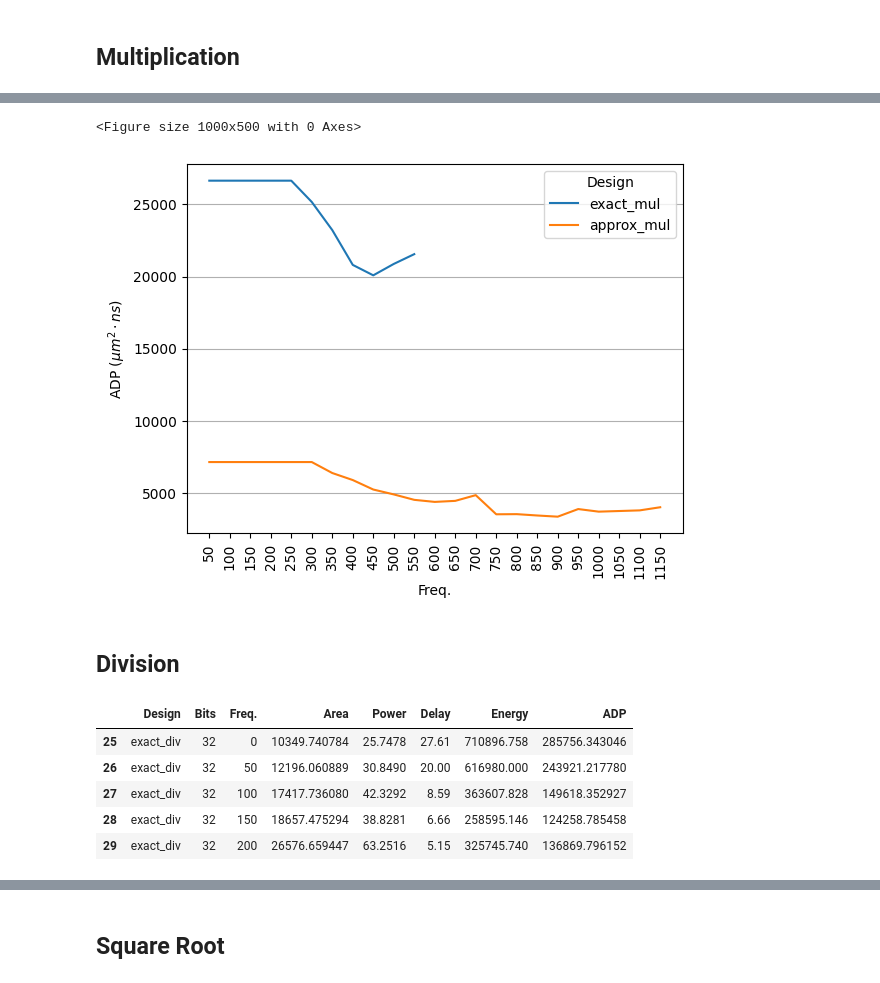
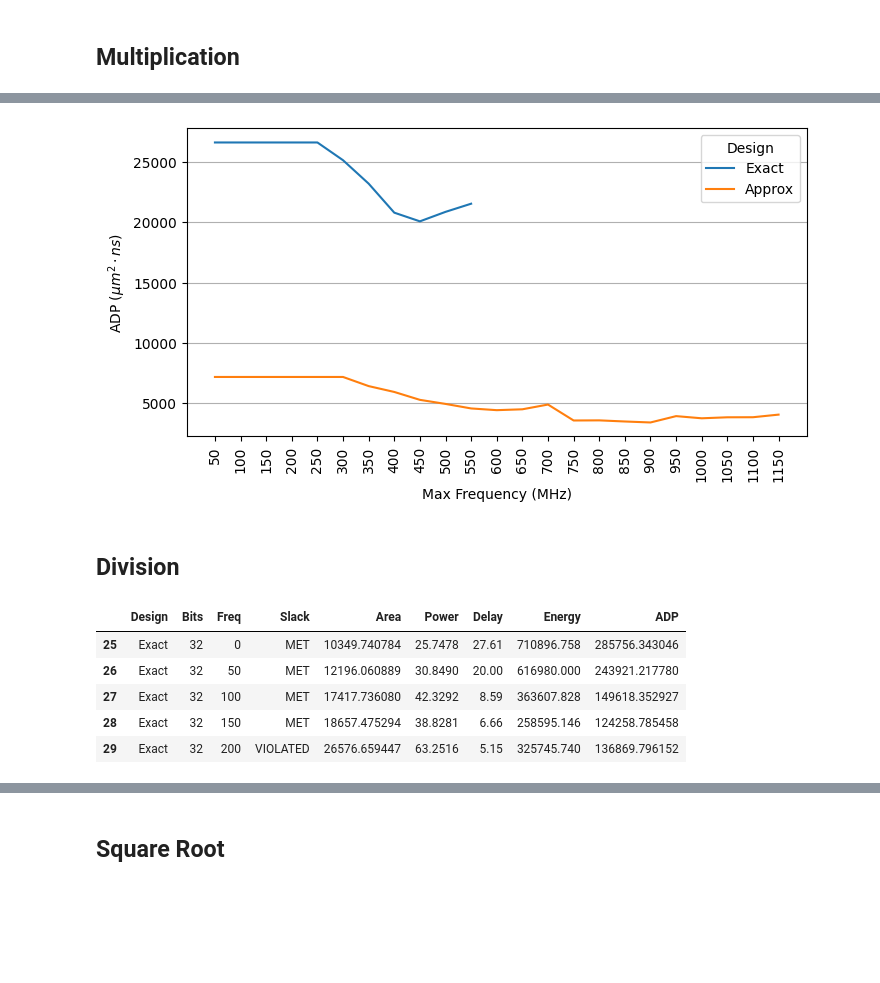
Before and after one commit to RaulMurillo/CoNGA_23, a Jupyter notebook: vhdl/plot_graphs.ipynb, the cells around one changed output, grey strips where cells are left out. Cells and saved outputs as stored; diff of their text form; code cells hidden in the pictures; blank space fills up the shorter version.

```diff
--- a/vhdl/plot_graphs.ipynb
+++ b/vhdl/plot_graphs.ipynb
@@ -20,4 +26,5 @@ mul_df.head()
 # %%
 # Remove non-constrained case and violation of timing constraint
-mul_df = mul_df[mul_df["Freq."]!=0]
-mul_df = mul_df[mul_df["Delay"] <= round(1000/mul_df["Freq."], 2)]
+mul_df = mul_df.query('Slack == "MET" & Freq != 0')
+
+mul_df.head()
@@ -24,9 +38,9 @@ mul_df = mul_df[mul_df["Delay"] <= round(1000/mul_df["Freq."], 2)]
 # %%
-area_df = mul_df[["Area", "Design", "Freq."]].groupby(["Design", "Freq."], sort=False).sum().unstack(0)
-power_df = mul_df[["Power", "Design", "Freq."]].groupby(["Design", "Freq."], sort=False).sum().unstack(0)
-delay_df = mul_df[["Delay", "Design", "Freq."]].groupby(["Design", "Freq."], sort=False).sum().unstack(0)
-energy_df = mul_df[["Energy", "Design", "Freq."]].groupby(["Design", "Freq."], sort=False).sum().unstack(0)
-ADP_df = mul_df[["ADP", "Design", "Freq."]].groupby(["Design", "Freq."], sort=False).sum().unstack(0)
+area_df = mul_df[["Area", "Design", "Freq"]].groupby(["Design", "Freq"], sort=False).sum().unstack(0)
+power_df = mul_df[["Power", "Design", "Freq"]].groupby(["Design", "Freq"], sort=False).sum().unstack(0)
+delay_df = mul_df[["Delay", "Design", "Freq"]].groupby(["Design", "Freq"], sort=False).sum().unstack(0)
+energy_df = mul_df[["Energy", "Design", "Freq"]].groupby(["Design", "Freq"], sort=False).sum().unstack(0)
+ADP_df = mul_df[["ADP", "Design", "Freq"]].groupby(["Design", "Freq"], sort=False).sum().unstack(0)
 
-area_df.head()
+energy_df.head()
 # %% [output]
@@ -232,53 +207,37 @@ plt.show()
 # %%
-fig=plt.figure(figsize=(10,5))
-
-ax1=ADP_df.plot.line(
+ax1 = ADP_df.plot.line(
 	y="ADP",
-	rot = 0,
+	rot = 90,
 	ylabel="ADP ($\mu m^2 \cdot ns$)",
+    figsize=(8,4)
 )
 ax1.set_xticks(range(50,1200,50))
-ax1.tick_params(axis='x', labelrotation=90)
 # ax1.set_xlim(50)
 # ax1.set_ylim(0)
+ax1.grid(True, axis="y")
 
-# ax2 = ax1.twinx()
-
-# ax2 = adp_gain.plot.line(
-# 	rot = 0,
-# 	# ylabel="%",
-# 	ax=ax2,
-# 	color='g',
-# 	label="Ratio (%)"
-# )
-# ax2.set_ylim(0)
-
-# # Plot legends together
-# ax1.legend_ = None
-# handles,labels = [],[]
-# for ax in [ax1, ax2]:
-# 	for h,l in zip(*ax.get_legend_handles_labels()):
-# 		handles.append(h)
-# 		labels.append(l)
-# plt.legend(handles, labels, loc='center right')
-
-ax1.grid(True, axis="y")
 # plt.grid(False, axis="x")
+plt.xlabel('Max Frequency (MHz)')
+plt.savefig('figs/mult_adp.pdf', bbox_inches="tight")
 plt.show()
 # %% [output]
-<Figure size 1000x500 with 0 Axes>
-[figure, old version]
+[figure, new version]
 # %% [markdown]
 ## Division
 # %%
 div_df = df.query('Design == "exact_div" | Design == "approx_div"')
+
+# Replace labels
+div_df.loc[div_df['Design']=='exact_div', 'Design'] = 'Exact'
+div_df.loc[div_df['Design']=='approx_div', 'Design'] = 'Approx'
+
 div_df.head()
 # %% [output]
-|  | Design | Bits | Freq. | Area | Power | Delay | Energy | ADP |
-| 25 | exact_div | 32 | 0 | 10349.740784 | 25.7478 | 27.61 | 710896.758 | 285756.343046 |
-| 26 | exact_div | 32 | 50 | 12196.060889 | 30.8490 | 20.00 | 616980.000 | 243921.217780 |
-| 27 | exact_div | 32 | 100 | 17417.736080 | 42.3292 | 8.59 | 363607.828 | 149618.352927 |
-| 28 | exact_div | 32 | 150 | 18657.475294 | 38.8281 | 6.66 | 258595.146 | 124258.785458 |
-| 29 | exact_div | 32 | 200 | 26576.659447 | 63.2516 | 5.15 | 325745.740 | 136869.796152 |
+|  | Design | Bits | Freq | Slack | Area | Power | Delay | Energy | ADP |
+| 25 | Exact | 32 | 0 | MET | 10349.740784 | 25.7478 | 27.61 | 710896.758 | 285756.343046 |
+| 26 | Exact | 32 | 50 | MET | 12196.060889 | 30.8490 | 20.00 | 616980.000 | 243921.217780 |
+| 27 | Exact | 32 | 100 | MET | 17417.736080 | 42.3292 | 8.59 | 363607.828 | 149618.352927 |
+| 28 | Exact | 32 | 150 | MET | 18657.475294 | 38.8281 | 6.66 | 258595.146 | 124258.785458 |
+| 29 | Exact | 32 | 200 | VIOLATED | 26576.659447 | 63.2516 | 5.15 | 325745.740 | 136869.796152 |
 # %%
 # Remove non-constrained case and violation of timing constraint
```
Also changed, not shown: parts of 44 cells of this notebook, 35 other files.
